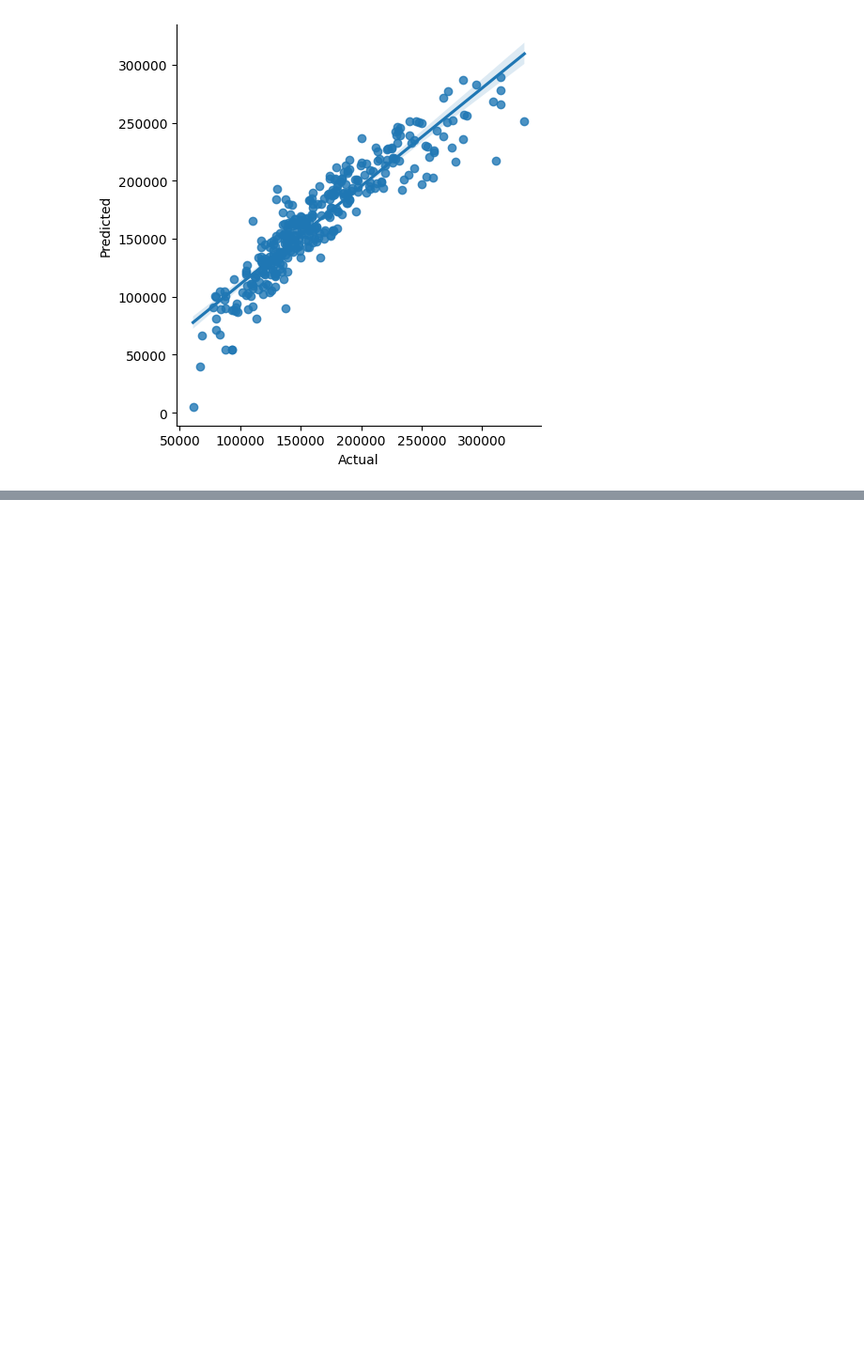
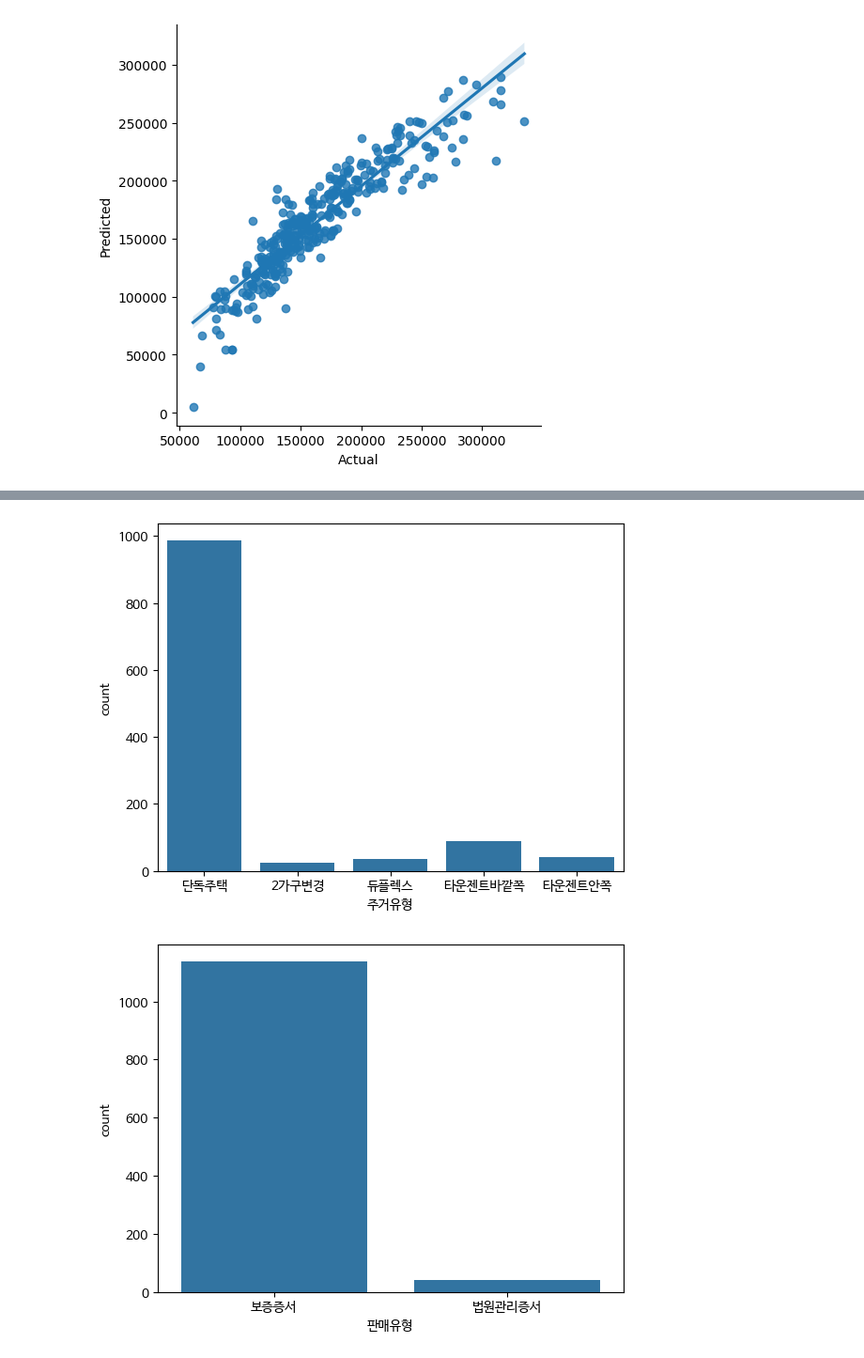
Before and after one commit to va4756/big_RaeJung, a Jupyter notebook: MachineLearning_이상철_ML01.ipynb, the cells around one changed output, grey strips where cells are left out. Shown at 94% size. Drawn from its saved outputs; the diff is of its cells as text; code cells hidden in the pictures; blank space fills up the shorter version.

```diff
--- a/MachineLearning_이상철_ML01.ipynb
+++ b/MachineLearning_이상철_ML01.ipynb
@@ -1038,0 +1196,7 @@ sns.lmplot(x='Actual', y='Predicted', data=output)
+# %%
+# 범주형 변수
+categorical_features = ['주거유형', '판매유형', '판매조건']
+for col in categorical_features:
+    # print(col)
+    cat = housing_df[col].value_counts()
+    print(cat)
@@ -1038,0 +1244,9 @@ sns.lmplot(x='Actual', y='Predicted', data=output)
+# %%
+# 범주형 자료
+categorical_features = ['주거유형', '판매유형', '판매조건']
+for col in categorical_features:
+    sns.countplot(x=col, data=housing_df)
+    plt.show()
+# %% [output]
+[figure, added]
+[figure, added]
```
Also changed, not shown: parts of 32 cells of this notebook.
